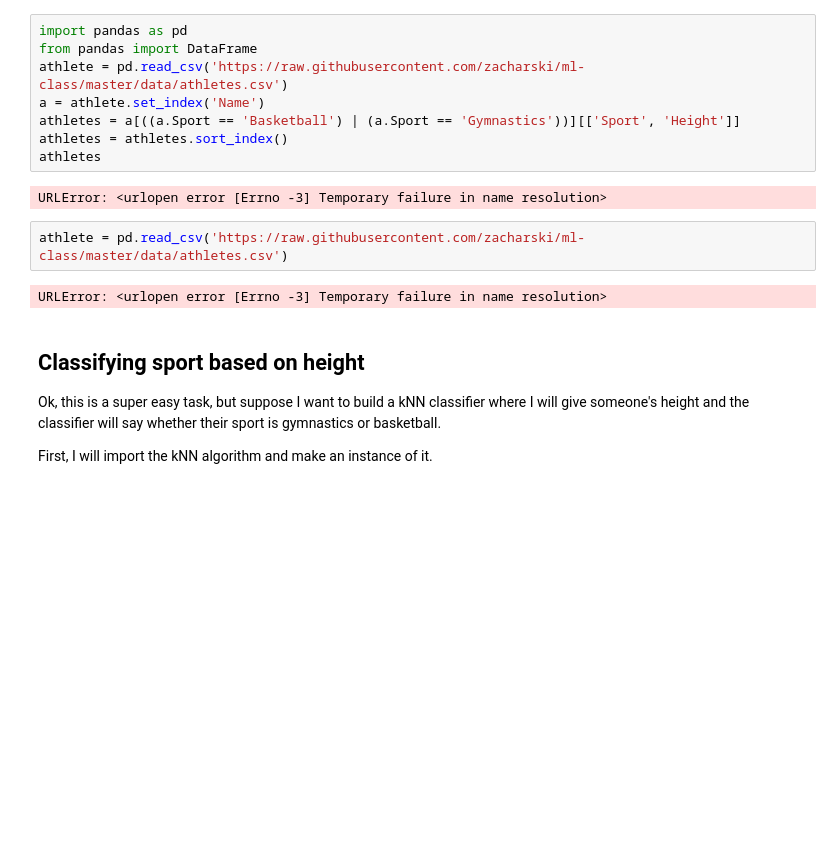
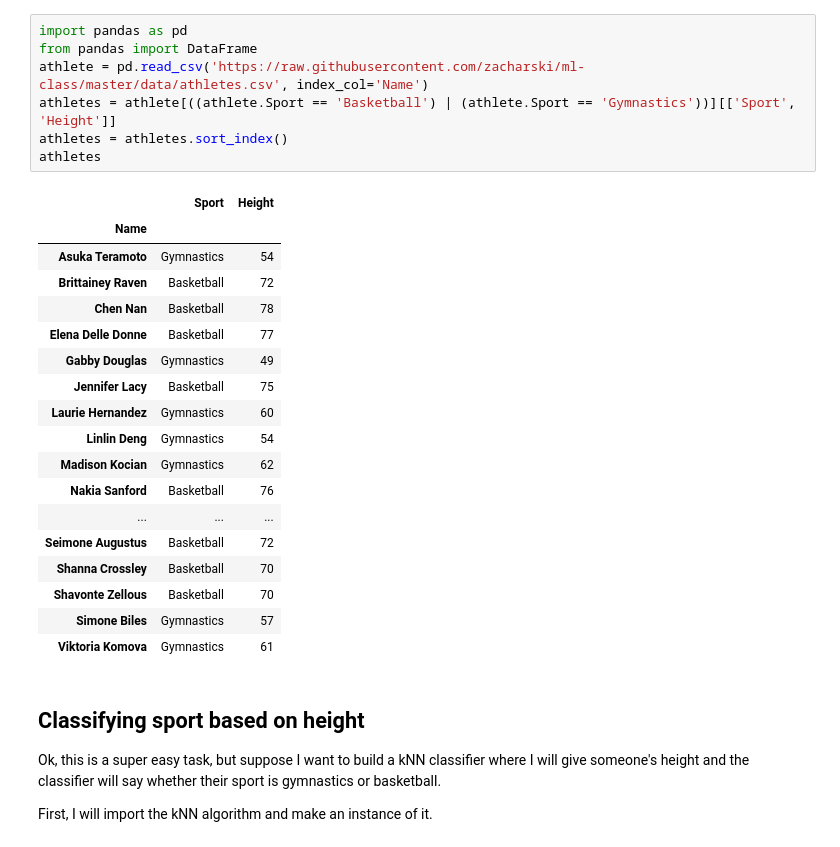
Before and after one commit to zacharski/ml-class, a Jupyter notebook: labs/intro-to-sklearn.ipynb, the cells around one changed output. Drawn from its saved outputs; the diff is of its cells as text; blank space fills up the shorter version.

```diff
--- a/labs/intro-to-sklearn.ipynb
+++ b/labs/intro-to-sklearn.ipynb
@@ -8,17 +11,29 @@ For example, suppose I have a small dataset of the heights of women who play in
 # %%
 import pandas as pd
 from pandas import DataFrame
-athlete = pd.read_csv('https://raw.githubusercontent.com/zacharski/ml-class/master/data/athletes.csv')
-a = athlete.set_index('Name')
-athletes = a[((a.Sport == 'Basketball') | (a.Sport == 'Gymnastics'))][['Sport', 'Height']]
+athlete = pd.read_csv('https://raw.githubusercontent.com/zacharski/ml-class/master/data/athletes.csv', index_col='Name')
+athletes = athlete[((athlete.Sport == 'Basketball') | (athlete.Sport == 'Gymnastics'))][['Sport', 'Height']]
 athletes = athletes.sort_index()
 athletes
 # %% [output]
-URLError: <urlopen error [Errno -3] Temporary failure in name resolution>
+|  | Sport | Height |
+| Name |  |  |
+| Asuka Teramoto | Gymnastics | 54 |
+| Brittainey Raven | Basketball | 72 |
+| Chen Nan | Basketball | 78 |
+| Elena Delle Donne | Basketball | 77 |
+| Gabby Douglas | Gymnastics | 49 |
+| Jennifer Lacy | Basketball | 75 |
+| Laurie Hernandez | Gymnastics | 60 |
+| Linlin Deng | Gymnastics | 54 |
+| Madison Kocian | Gymnastics | 62 |
+| Nakia Sanford | Basketball | 76 |
+| ... | ... | ... |
+| Seimone Augustus | Basketball | 72 |
+| Shanna Crossley | Basketball | 70 |
+| Shavonte Zellous | Basketball | 70 |
+| Simone Biles | Gymnastics | 57 |
+| Viktoria Komova | Gymnastics | 61 |
-# %%
-athlete = pd.read_csv('https://raw.githubusercontent.com/zacharski/ml-class/master/data/athletes.csv')
-# %% [output]
-URLError: <urlopen error [Errno -3] Temporary failure in name resolution>
 # %% [markdown]
 ## Classifying sport based on height
 Ok, this is a super easy task, but suppose I want to build a kNN classifier where I will give someone's height and the classifier will say whether their sport is gymnastics or basketball.
```
Also changed, not shown: parts of 39 cells of this notebook, 4 other files.
